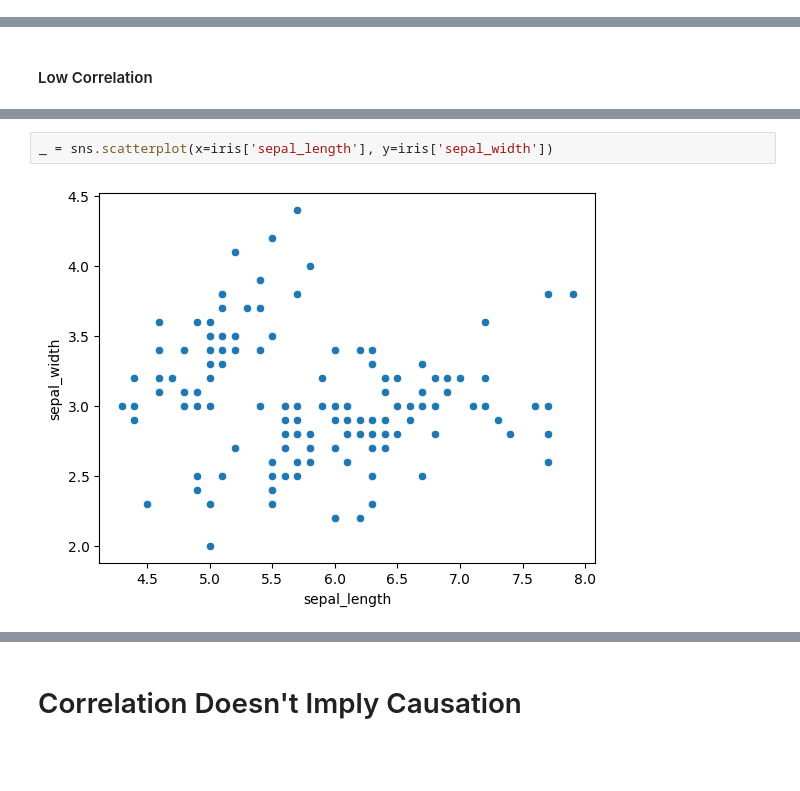
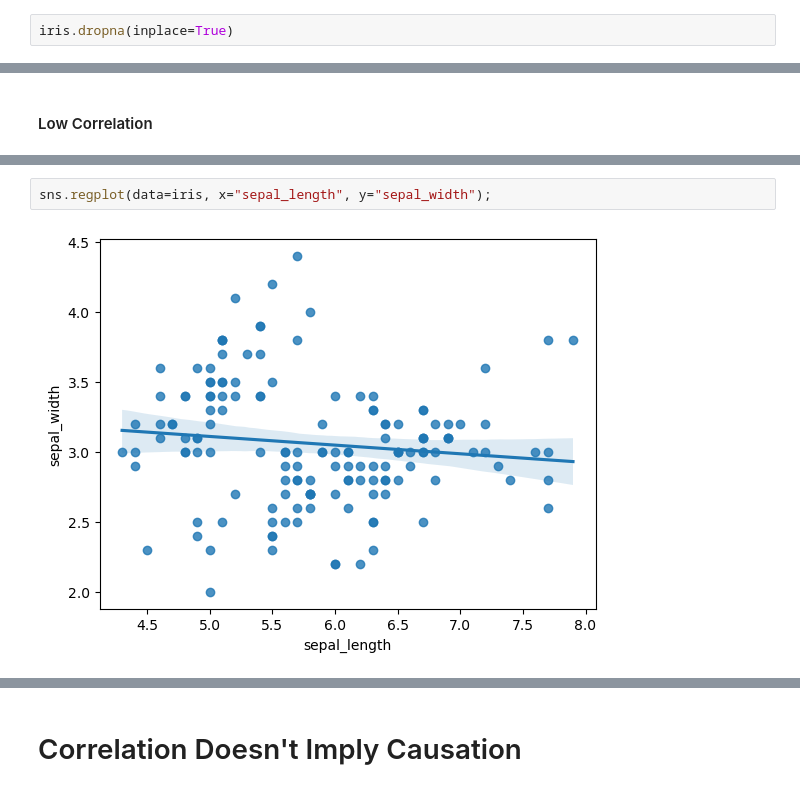
Before and after one commit to HassanAlgoz/data-analytics, a Jupyter notebook: lecture/L03_correlation.ipynb, the cells around one changed output, grey strips where cells are left out. Cells and saved outputs as stored; diff of their text form; blank space fills up the shorter version.

```diff
--- a/lecture/L03_correlation.ipynb
+++ b/lecture/L03_correlation.ipynb
@@ -28,6 +28,8 @@ iris.head()
 | 2 | 4.7 | 3.2 | 1.3 | 0.2 | setosa |
 | 3 | 4.6 | 3.1 | 1.5 | 0.2 | setosa |
 | 4 | 5.0 | 3.6 | 1.4 | 0.2 | setosa |
+# %%
+iris.dropna(inplace=True)
 # %% [markdown]
 #### Covariance
 # %% [markdown]
@@ -96,4 +91,4 @@ sns.regplot(data=iris, x="sepal_length", y="petal_length")
 # %%
-_ = sns.scatterplot(x=iris['sepal_length'], y=iris['sepal_width'])
+sns.regplot(data=iris, x="sepal_length", y="sepal_width");
 # %% [output]
-[figure, old version]
+[figure, new version]
```
Also changed, not shown: parts of 27 cells of this notebook, 3 other files.
